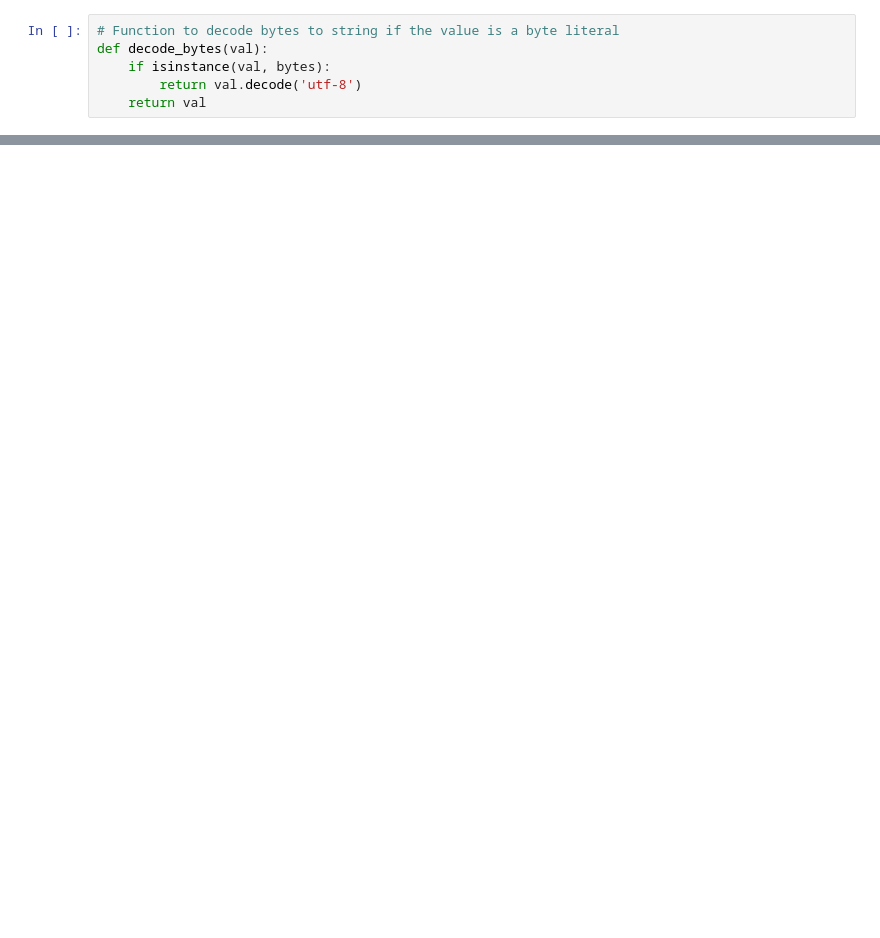
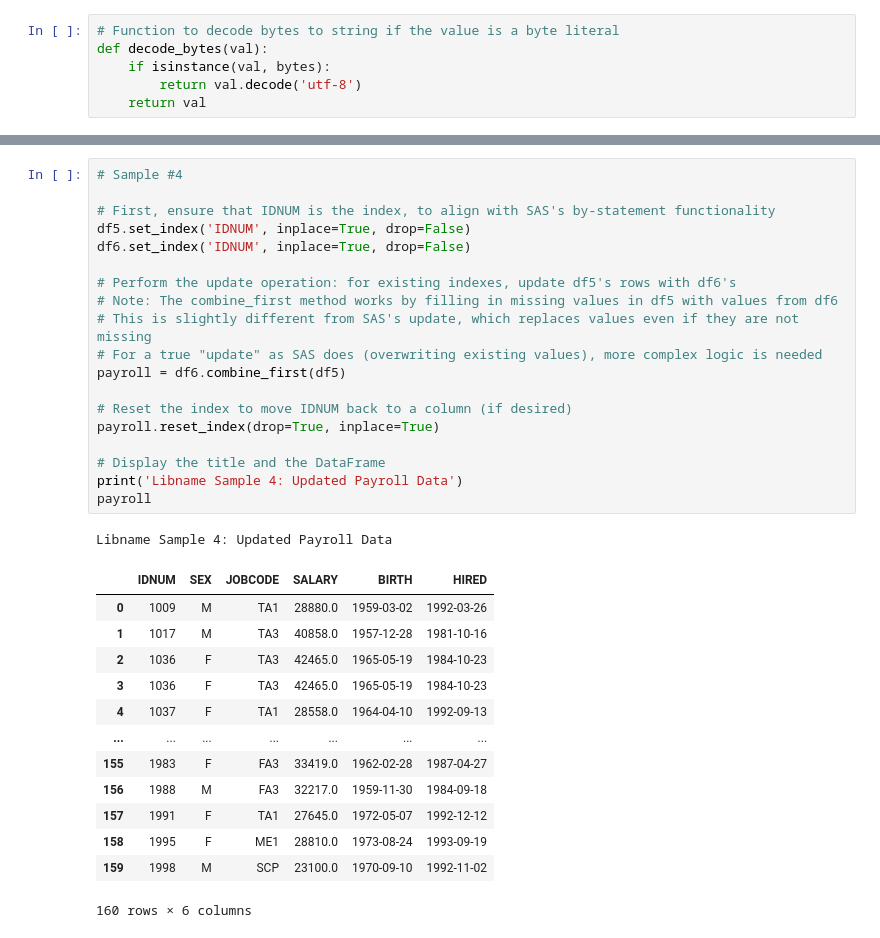
Before and after one commit to sassoftware/sas-access-samples, a Jupyter notebook: SAS Foundation/readparquettest.ipynb, the cells around one changed output, grey strips where cells are left out. Drawn from its saved outputs; the diff is of its cells as text; blank space fills up the shorter version.

```diff
--- a/SAS Foundation/readparquettest.ipynb
+++ b/SAS Foundation/readparquettest.ipynb
@@ -108,0 +134,34 @@ dfs[0].head(2)
+# %%
+# Sample #4
+
+# First, ensure that IDNUM is the index, to align with SAS's by-statement functionality
+df5.set_index('IDNUM', inplace=True, drop=False)
+df6.set_index('IDNUM', inplace=True, drop=False)
+
+# Perform the update operation: for existing indexes, update df5's rows with df6's
+# Note: The combine_first method works by filling in missing values in df5 with values from df6
+# This is slightly different from SAS's update, which replaces values even if they are not missing
+# For a true "update" as SAS does (overwriting existing values), more complex logic is needed
+payroll = df6.combine_first(df5)
+
+# Reset the index to move IDNUM back to a column (if desired)
+payroll.reset_index(drop=True, inplace=True)
+
+# Display the title and the DataFrame
+print('Libname Sample 4: Updated Payroll Data')
+payroll
+# %% [output]
+Libname Sample 4: Updated Payroll Data
+|  | IDNUM | SEX | JOBCODE | SALARY | BIRTH | HIRED |
+| 0 | 1009 | M | TA1 | 28880.0 | 1959-03-02 | 1992-03-26 |
+| 1 | 1017 | M | TA3 | 40858.0 | 1957-12-28 | 1981-10-16 |
+| 2 | 1036 | F | TA3 | 42465.0 | 1965-05-19 | 1984-10-23 |
+| 3 | 1036 | F | TA3 | 42465.0 | 1965-05-19 | 1984-10-23 |
+| 4 | 1037 | F | TA1 | 28558.0 | 1964-04-10 | 1992-09-13 |
+| ... | ... | ... | ... | ... | ... | ... |
+| 155 | 1983 | F | FA3 | 33419.0 | 1962-02-28 | 1987-04-27 |
+| 156 | 1988 | M | FA3 | 32217.0 | 1959-11-30 | 1984-09-18 |
+| 157 | 1991 | F | TA1 | 27645.0 | 1972-05-07 | 1992-12-12 |
+| 158 | 1995 | F | ME1 | 28810.0 | 1973-08-24 | 1993-09-19 |
+| 159 | 1998 | M | SCP | 23100.0 | 1970-09-10 | 1992-11-02 |
+160 rows × 6 columns
```
Also changed, not shown: parts of 54 cells of this notebook, 3 other files.
